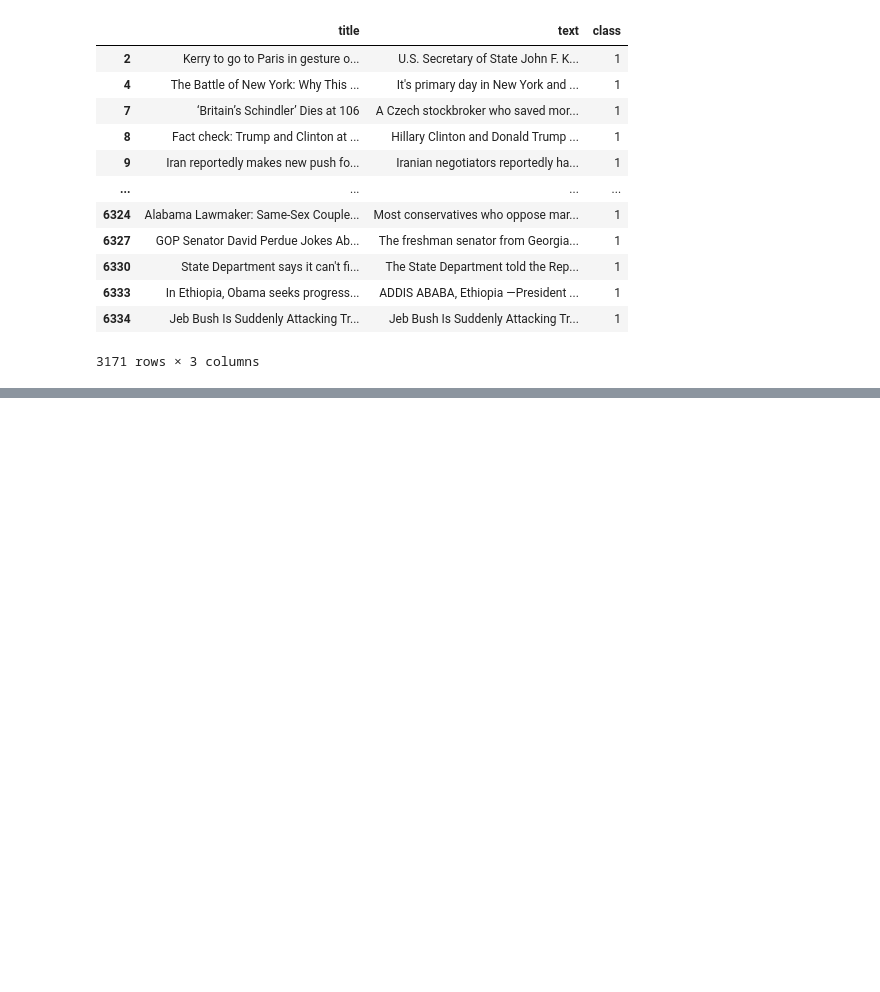
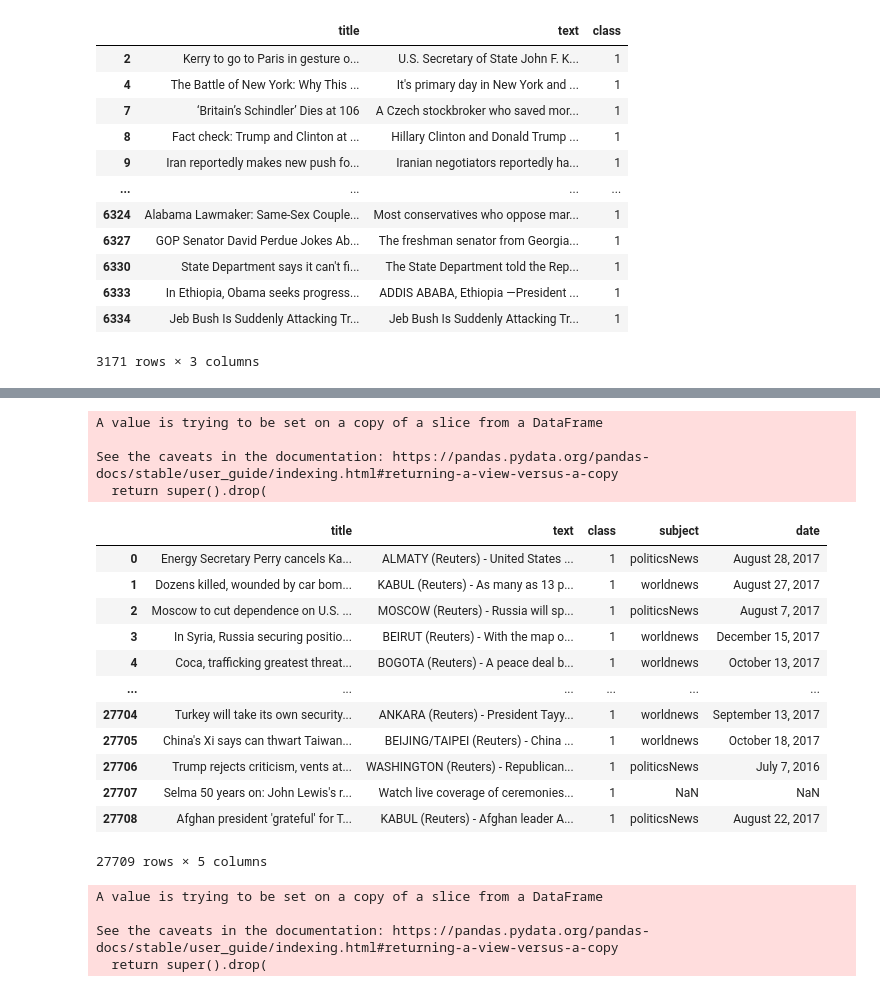
Before and after one commit to keijiart/Fake_News, a Jupyter notebook: Merging.ipynb, the cells around one changed output, grey strips where cells are left out. Saved outputs shown, nothing was run; the diff lists cells and outputs as text; code cells hidden in the pictures; blank space fills up the shorter version.

```diff
--- a/Merging.ipynb
+++ b/Merging.ipynb
@@ -193,0 +171,31 @@ fake_true.head()
+# %%
+fakemarge.drop(["class"], axis = 1, inplace = True)
+# %% [output]
+A value is trying to be set on a copy of a slice from a DataFrame
+
+See the caveats in the documentation: https://pandas.pydata.org/pandas-docs/stable/user_guide/indexing.html#returning-a-view-versus-a-copy
+  return super().drop(
+# %%
+truemerge = true_marge[:-50]
+truemerge
+# %% [output]
+|  | title | text | class | subject | date |
+| 0 | Energy Secretary Perry cancels Ka... | ALMATY (Reuters) - United States ... | 1 | politicsNews | August 28, 2017 |
+| 1 | Dozens killed, wounded by car bom... | KABUL (Reuters) - As many as 13 p... | 1 | worldnews | August 27, 2017 |
+| 2 | Moscow to cut dependence on U.S. ... | MOSCOW (Reuters) - Russia will sp... | 1 | politicsNews | August 7, 2017 |
+| 3 | In Syria, Russia securing positio... | BEIRUT (Reuters) - With the map o... | 1 | worldnews | December 15, 2017 |
+| 4 | Coca, trafficking greatest threat... | BOGOTA (Reuters) - A peace deal b... | 1 | worldnews | October 13, 2017 |
+| ... | ... | ... | ... | ... | ... |
+| 27704 | Turkey will take its own security... | ANKARA (Reuters) - President Tayy... | 1 | worldnews | September 13, 2017 |
+| 27705 | China's Xi says can thwart Taiwan... | BEIJING/TAIPEI (Reuters) - China ... | 1 | worldnews | October 18, 2017 |
+| 27706 | Trump rejects criticism, vents at... | WASHINGTON (Reuters) - Republican... | 1 | politicsNews | July 7, 2016 |
+| 27707 | Selma 50 years on: John Lewis's r... | Watch live coverage of ceremonies... | 1 | NaN | NaN |
+| 27708 | Afghan president 'grateful' for T... | KABUL (Reuters) - Afghan leader A... | 1 | politicsNews | August 22, 2017 |
+27709 rows × 5 columns
+# %%
+truemerge.drop(["class"], axis = 1, inplace = True)
+# %% [output]
+A value is trying to be set on a copy of a slice from a DataFrame
+
+See the caveats in the documentation: https://pandas.pydata.org/pandas-docs/stable/user_guide/indexing.html#returning-a-view-versus-a-copy
+  return super().drop(
```
Also changed, not shown: parts of 20 cells of this notebook, 3 other files.
